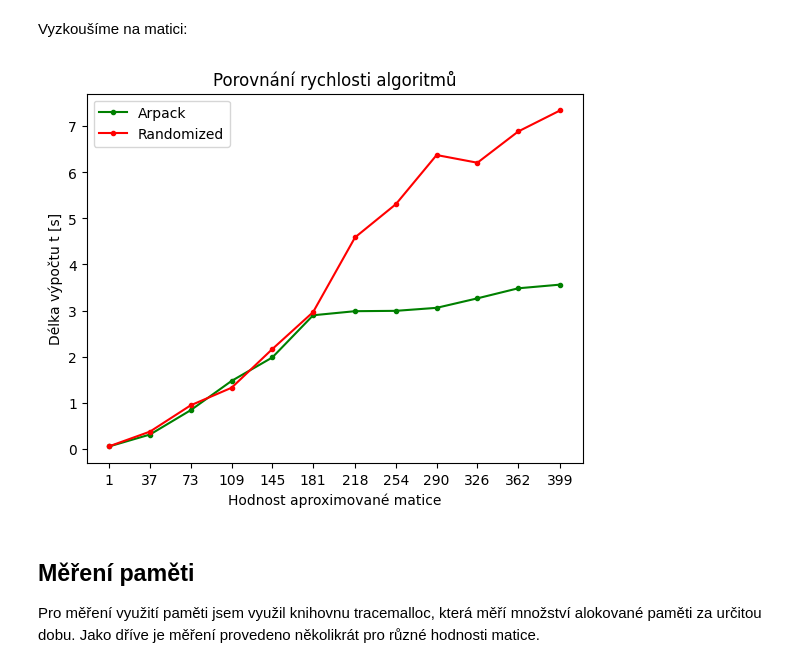
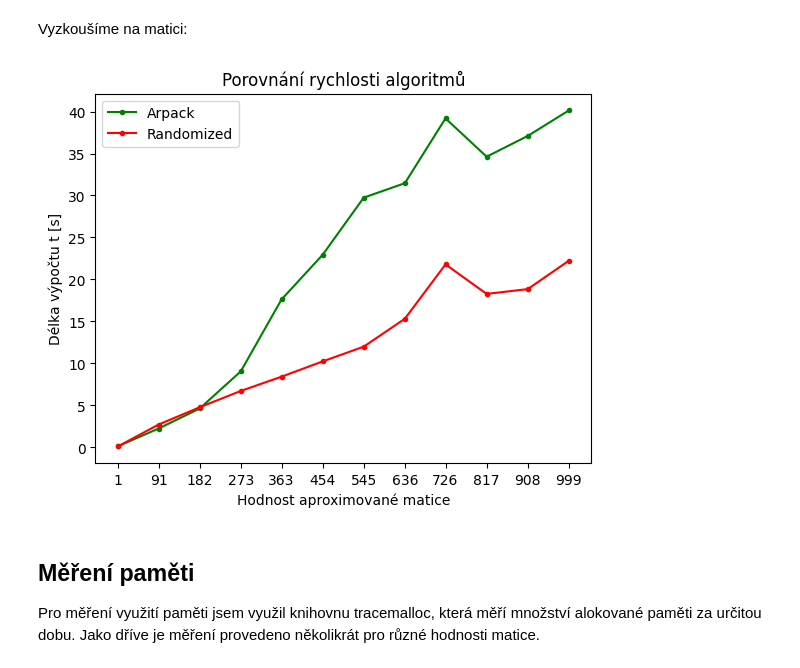
Before and after one commit to OndrejKucera77/numlingebra2, a Jupyter notebook: kod.ipynb, the cells around one changed output. Drawn from its saved outputs; the diff is of its cells as text; code cells hidden in the pictures.

```diff
--- a/kod.ipynb
+++ b/kod.ipynb
@@ -15,9 +16,9 @@ Načteme matice, se kterými budeme pracovat:
 # %%
-from scipy.linalg import lu
-m = 400
-n = 400
-Md = np.random.rand(m, n)
-_, L, U = lu(Md)
-Md = U @ L.T
-M = csr_matrix(Md)
-plt.matshow(Md)
+demo_matrix = random(1000, 1000, 0.1, "csr", rng=13)  # náhodná matice na ukázku jednotlivých měření
+
+# ukázkové matice z reálného světa
+example_pwr1 = load_npz("mat/1138_bus.npz")     # Power Network Problem: čtvercová spd reálná
+example_pwr2 = load_npz("mat/bcspwr06.npz")     # Power Network Problem: čtvercová symetrická binární
+example_strc = load_npz("mat/bcsstk08.npz")     # Structural Problem: čtvercová spd reálná
+example_chem = load_npz("mat/west1505.npz")     # Chemical Process Simulation Problem: čtvercová reálná
+example_comb = load_npz("mat/TF13.npz")         # Combinatorial Problem: obdélníková celočíselná
@@ -26,0 +27,19 @@ plt.matshow(Md)
+# %%
+fig = plt.figure(figsize=(12, 8))
+ax = fig.subplots(2, 3)
+
+ax[0, 0].set_title("Demo matice")
+ax[0, 1].set_title("Power Network Problem #1")
+ax[0, 2].set_title("Power Network Problem #2")
+ax[1, 0].set_title("Structural Problem")
+ax[1, 1].set_title("Chemical Process Simulation Problem")
+ax[1, 2].set_title("Combinatorial Problem")
+
+norm = CenteredNorm()
+colmap = "bwr"
+ax[0, 0].matshow(demo_matrix.todense(), norm=norm, cmap=colmap)
+ax[0, 1].matshow(example_pwr1.todense(), norm=norm, cmap=colmap)
+ax[0, 2].matshow(example_pwr2.todense(), norm=norm, cmap=colmap)
+ax[1, 0].matshow(example_strc.todense(), norm=norm, cmap=colmap)
+ax[1, 1].matshow(example_chem.todense(), norm=norm, cmap=colmap)
+ax[1, 2].matshow(example_comb.todense(), norm=norm, cmap=colmap)
@@ -56,14 +78,14 @@ def show_graph(x, y_arp, y_ran, title, ylabel, ax=None):
 # %% [markdown]
 Vyzkoušíme na matici:
 # %%
-n_min = min(M.shape)
+n_min = min(demo_matrix.shape)
 x = np.linspace(1, n_min-1, 12, dtype=int)
 
-y_arp_t, y_ran_t = measure_time(M, x)
+y_arp_t, y_ran_t = measure_time(demo_matrix, x)
 show_graph(x, y_arp_t, y_ran_t, "Porovnání rychlosti algoritmů", "Délka výpočtu t [s]")
 plt.show()
 # %% [output]
-[figure, old version]
+[figure, new version]
 # %% [markdown]
 ## Měření paměti
 Pro měření využití paměti jsem využil knihovnu tracemalloc, která měří množství alokované paměti za určitou dobu. Jako dříve je měření provedeno několikrát pro různé hodnosti matice.
```
Also changed, not shown: parts of 9 cells of this notebook.
